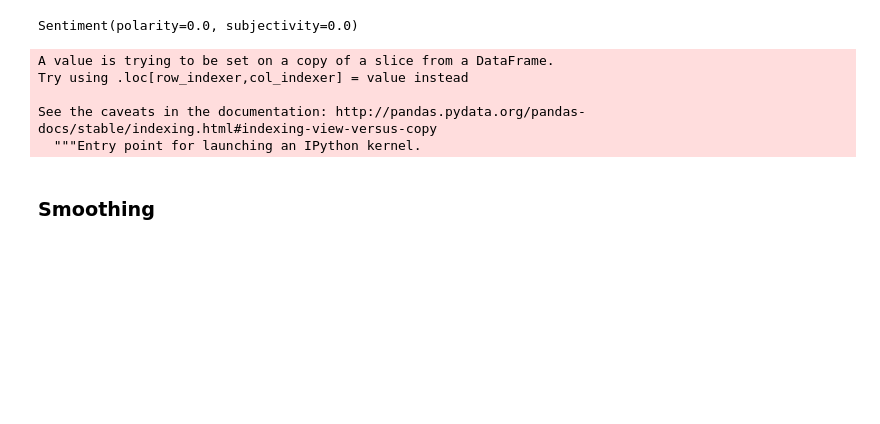
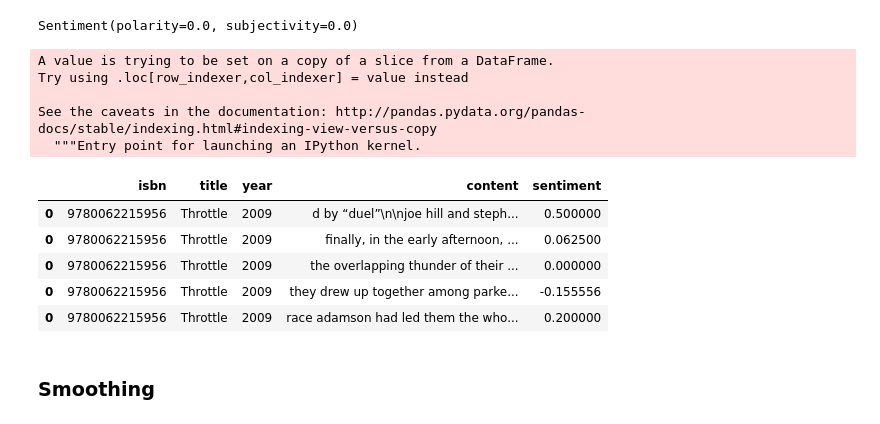
Before and after one commit to xvila/fletcher, a Jupyter notebook: data_processing.ipynb, the cells around one changed output. Saved outputs shown, nothing was run; the diff lists cells and outputs as text; code cells hidden in the pictures; blank space fills up the shorter version.

```diff
--- a/data_processing.ipynb
+++ b/data_processing.ipynb
@@ -531,5 +537,14 @@ See the caveats in the documentation: http://pandas.pydata.org/pandas-docs/stabl
 # %%
 sentDF.to_pickle('sentiment.pkl')
+# %%
+sentDF.head()
+# %% [output]
+|  | isbn | title | year | content | sentiment |
+| 0 | 9780062215956 | Throttle | 2009 | d by “duel”\n\njoe hill and steph... | 0.500000 |
+| 0 | 9780062215956 | Throttle | 2009 | finally, in the early afternoon, ... | 0.062500 |
+| 0 | 9780062215956 | Throttle | 2009 | the overlapping thunder of their ... | 0.000000 |
+| 0 | 9780062215956 | Throttle | 2009 | they drew up together among parke... | -0.155556 |
+| 0 | 9780062215956 | Throttle | 2009 | race adamson had led them the who... | 0.200000 |
 # %% [markdown]
 ### Smoothing
 # %%
```
Also changed, not shown: parts of 27 cells of this notebook.
